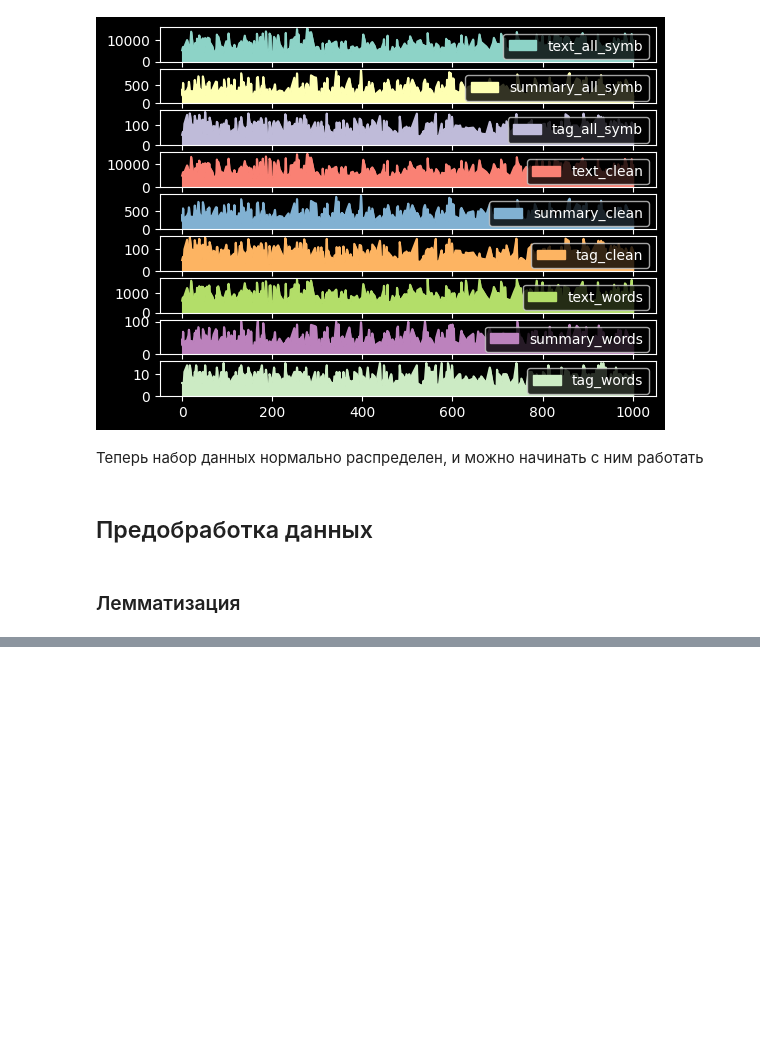
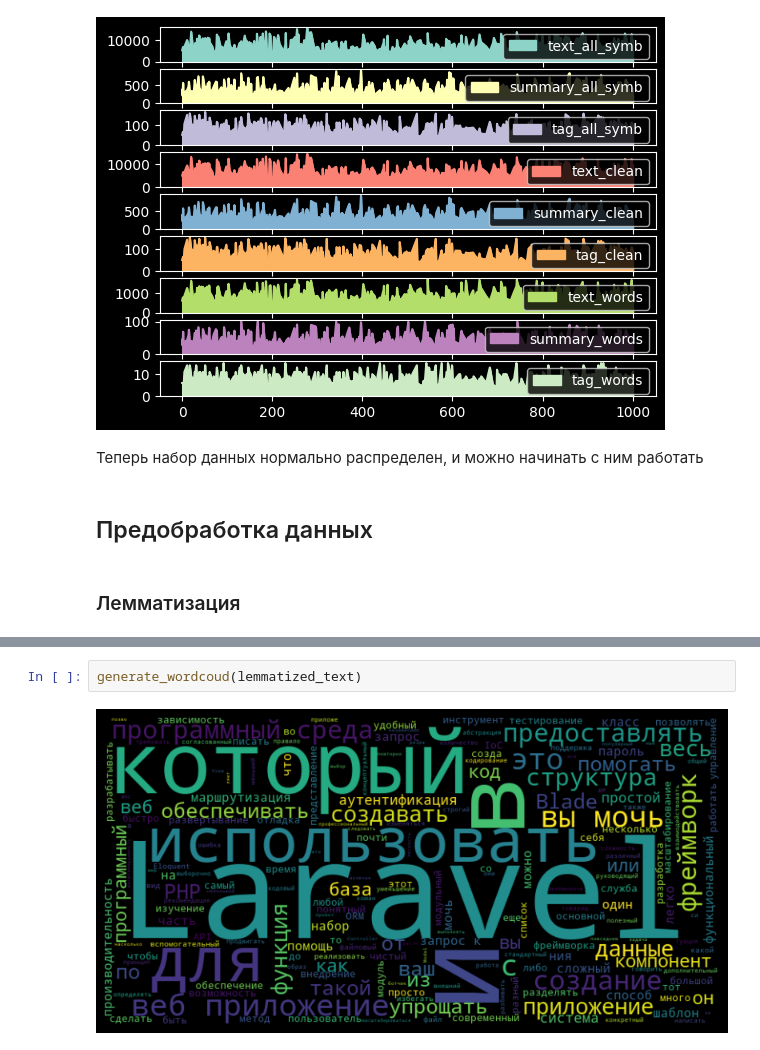
Before and after one commit to Rainfue/NLP-summary, a Jupyter notebook: Module1/Report_M1_2.ipynb, the cells around one changed output, grey strips where cells are left out. Saved outputs shown, nothing was run; the diff lists cells and outputs as text; blank space fills up the shorter version.

```diff
--- a/Module1/Report_M1_2.ipynb
+++ b/Module1/Report_M1_2.ipynb
@@ -350,0 +442,4 @@ def text_lemmatize(text: str):
+# %%
+generate_wordcoud(lemmatized_text)
+# %% [output]
+[figure, added]
```
Also changed, not shown: parts of 20 cells of this notebook, 3 other files.
